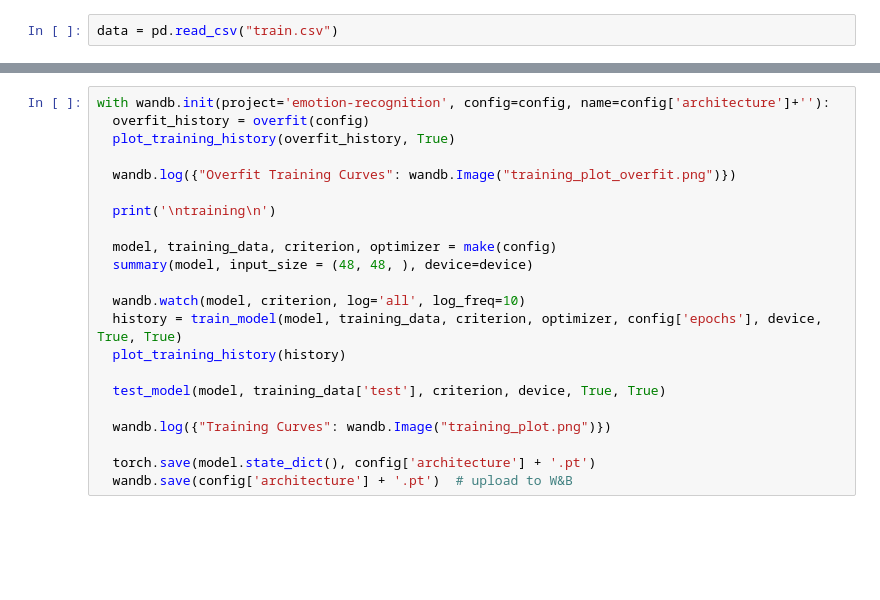
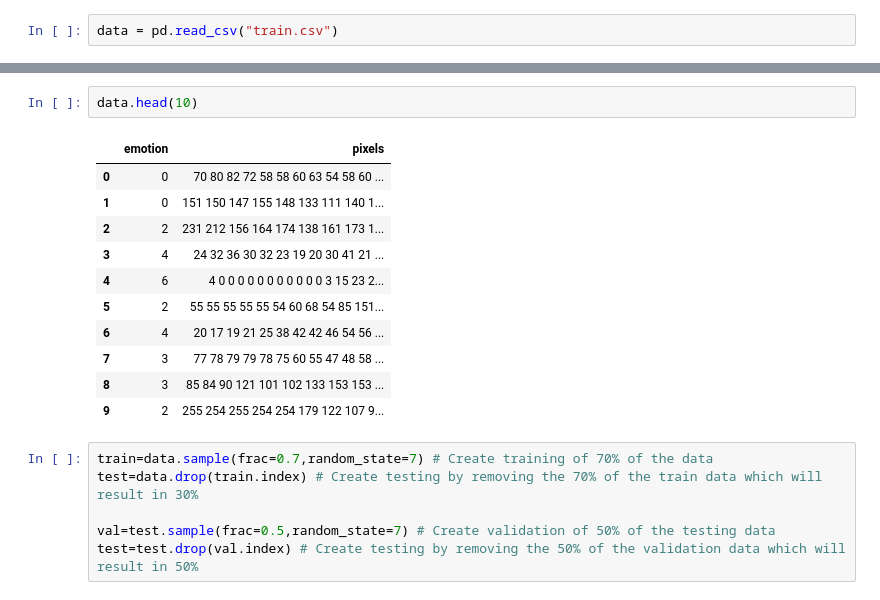
Before and after one commit to azhgh22/ML04_Facial_Expression_Recognition_Challenge, a Jupyter notebook: nn.ipynb, the cells around one changed output, grey strips where cells are left out. Saved outputs shown, nothing was run; the diff lists cells and outputs as text; blank space fills up the shorter version.

```diff
--- a/nn.ipynb
+++ b/nn.ipynb
@@ -584,22 +47,20 @@ config = {
-# %%
-with wandb.init(project='emotion-recognition', config=config, name=config['architecture']+''):
-  overfit_history = overfit(config)
-  plot_training_history(overfit_history, True)
-
-  wandb.log({"Overfit Training Curves": wandb.Image("training_plot_overfit.png")})
-
-  print('\ntraining\n')
-
-  model, training_data, criterion, optimizer = make(config)
-  summary(model, input_size = (48, 48, ), device=device)
-
-  wandb.watch(model, criterion, log='all', log_freq=10)
-  history = train_model(model, training_data, criterion, optimizer, config['epochs'], device, True, True)
-  plot_training_history(history)
-
-  test_model(model, training_data['test'], criterion, device, True, True)
-
-  wandb.log({"Training Curves": wandb.Image("training_plot.png")})
-
-  torch.save(model.state_dict(), config['architecture'] + '.pt')
-  wandb.save(config['architecture'] + '.pt')  # upload to W&B
+# %%
+data.head(10)
+# %% [output]
+|  | emotion | pixels |
+| 0 | 0 | 70 80 82 72 58 58 60 63 54 58 60 ... |
+| 1 | 0 | 151 150 147 155 148 133 111 140 1... |
+| 2 | 2 | 231 212 156 164 174 138 161 173 1... |
+| 3 | 4 | 24 32 36 30 32 23 19 20 30 41 21 ... |
+| 4 | 6 | 4 0 0 0 0 0 0 0 0 0 0 0 3 15 23 2... |
+| 5 | 2 | 55 55 55 55 55 54 60 68 54 85 151... |
+| 6 | 4 | 20 17 19 21 25 38 42 42 46 54 56 ... |
+| 7 | 3 | 77 78 79 79 78 75 60 55 47 48 58 ... |
+| 8 | 3 | 85 84 90 121 101 102 133 153 153 ... |
+| 9 | 2 | 255 254 255 254 254 179 122 107 9... |
+# %%
+train=data.sample(frac=0.7,random_state=7) # Create training of 70% of the data
+test=data.drop(train.index) # Create testing by removing the 70% of the train data which will result in 30%
+
+val=test.sample(frac=0.5,random_state=7) # Create validation of 50% of the testing data
+test=test.drop(val.index) # Create testing by removing the 50% of the validation data which will result in 50%
```
Also changed, not shown: parts of 64 cells of this notebook.
